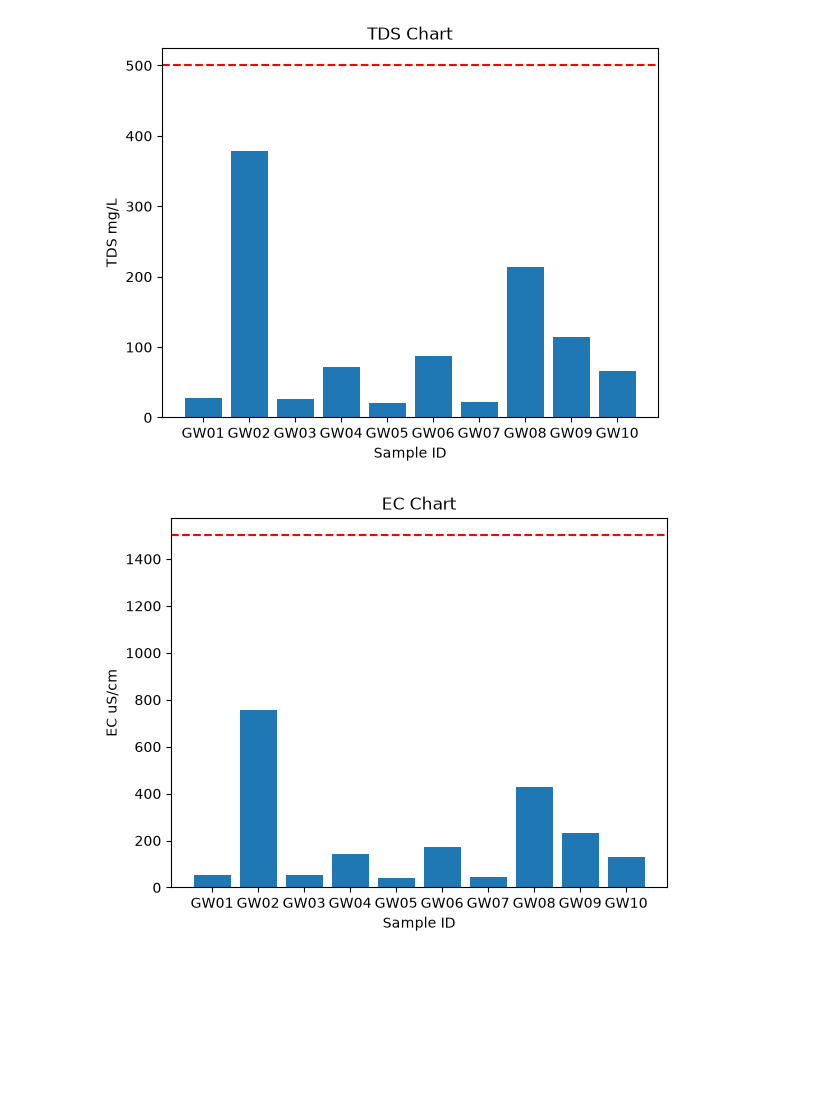
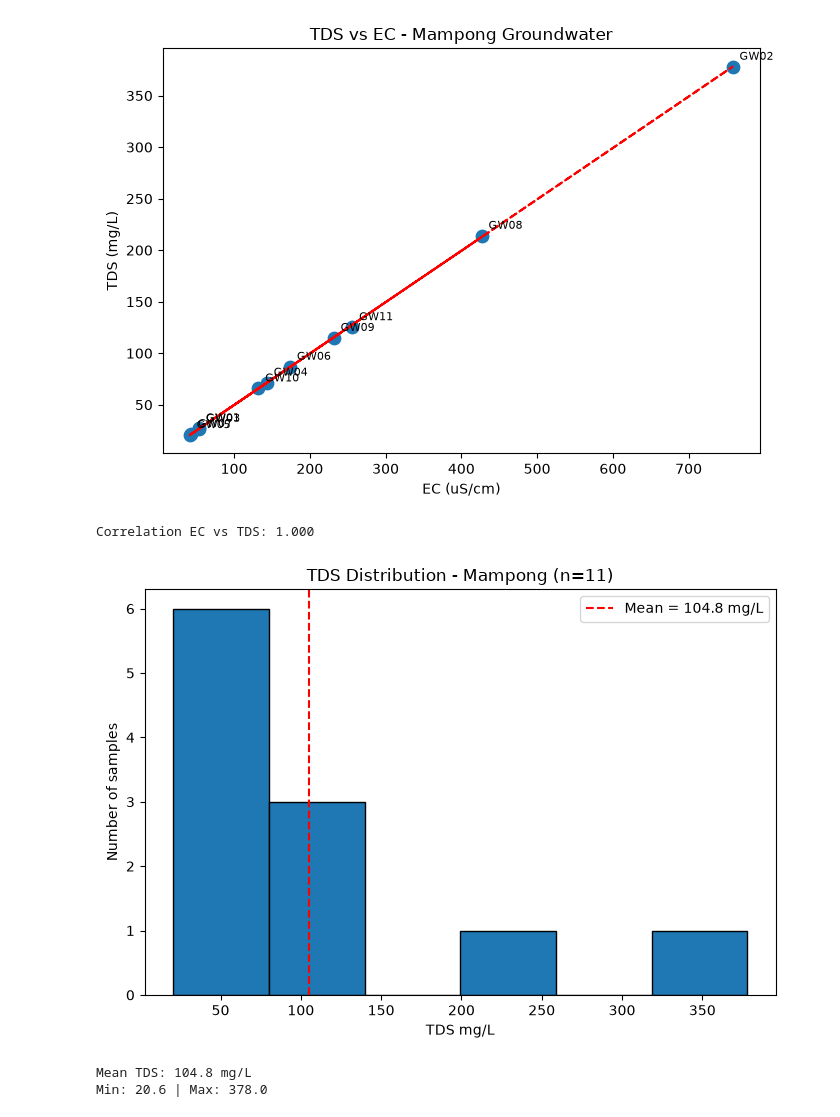
Before and after one commit to opokuwaren95-png/Mampong-Hydrogeochemical-Assessment, a Jupyter notebook: Mampong_Groundwater_Analysis.ipynb, the cells around one changed output. Drawn from its saved outputs; the diff is of its cells as text; code cells hidden in the pictures; blank space fills up the shorter version.

```diff
--- a/Mampong_Groundwater_Analysis.ipynb
+++ b/Mampong_Groundwater_Analysis.ipynb
@@ -99,23 +173,53 @@ plt.show()
 # %%
 import matplotlib.pyplot as plt
+import numpy as np
 
-plt.bar(df['Sample_ID'], df['TDS_mg_L'])
-plt.axhline(y=500, color='r', linestyle='--')
-plt.title("TDS Chart")
-plt.xlabel("Sample ID")
-plt.ylabel("TDS mg/L")
-plt.savefig("TDS_chart.png")
+# Scatter: TDS vs EC - they should correlate (more salt = higher conductivity)
+plt.figure(figsize=(7,5))
+
+plt.scatter(df['EC_uS_cm'], df['TDS_mg_L'], s=80)
+
+# Add trendline for thesis
+z = np.polyfit(df['EC_uS_cm'], df['TDS_mg_L'], 1)
+p = np.poly1d(z)
+plt.plot(df['EC_uS_cm'], p(df['EC_uS_cm']), linestyle='--', color='red')
+
+# Label each point with Sample ID
+for i, txt in enumerate(df['Sample_ID']):
+    plt.annotate(txt, (df['EC_uS_cm'][i], df['TDS_mg_L'][i]), fontsize=8, xytext=(5,5), textcoords='offset points')
+
+plt.xlabel("EC (uS/cm)")
+plt.ylabel("TDS (mg/L)")
+plt.title("TDS vs EC - Mampong Groundwater")
+plt.tight_layout()
+plt.savefig("TDS_vs_EC_scatter.png", dpi=300)
 plt.show()
+
+# Calculate correlation for your results section
+corr = df['EC_uS_cm'].corr(df['TDS_mg_L'])
+print(f"Correlation EC vs TDS: {corr:.3f}")
 # %% [output]
-[figure, old version]
+[figure, new version]
+Correlation EC vs TDS: 1.000
 # %%
-# EC means Electrical Conductivity, shows how much salt in water
-plt.bar(df['Sample_ID'], df['EC_uS_cm'])  # Bar chart of EC
-plt.axhline(y=1500, color='r', linestyle='--')  # WHO limit for EC is 1500
-plt.title("EC Chart")
-plt.xlabel("Sample ID")
-plt.ylabel("EC uS/cm")
-plt.savefig("EC_chart.png")
+import matplotlib.pyplot as plt
+
+# Histogram shows how TDS values are spread across samples
+plt.figure(figsize=(7,5))
+plt.hist(df['TDS_mg_L'], bins=6, edgecolor='black')
+
+plt.xlabel("TDS mg/L")
+plt.ylabel("Number of samples")
+plt.title("TDS Distribution - Mampong (n=11)")
+plt.axvline(df['TDS_mg_L'].mean(), color='red', linestyle='--', label=f"Mean = {df['TDS_mg_L'].mean():.1f} mg/L")
+plt.legend()
+plt.tight_layout()
+plt.savefig("TDS_histogram.png", dpi=300)
 plt.show()
+
+print(f"Mean TDS: {df['TDS_mg_L'].mean():.1f} mg/L")
+print(f"Min: {df['TDS_mg_L'].min()} | Max: {df['TDS_mg_L'].max()}")
 # %% [output]
-[figure, old version]
+[figure, new version]
+Mean TDS: 104.8 mg/L
+Min: 20.6 | Max: 378.0
```
Also changed, not shown: parts of 9 cells of this notebook.
